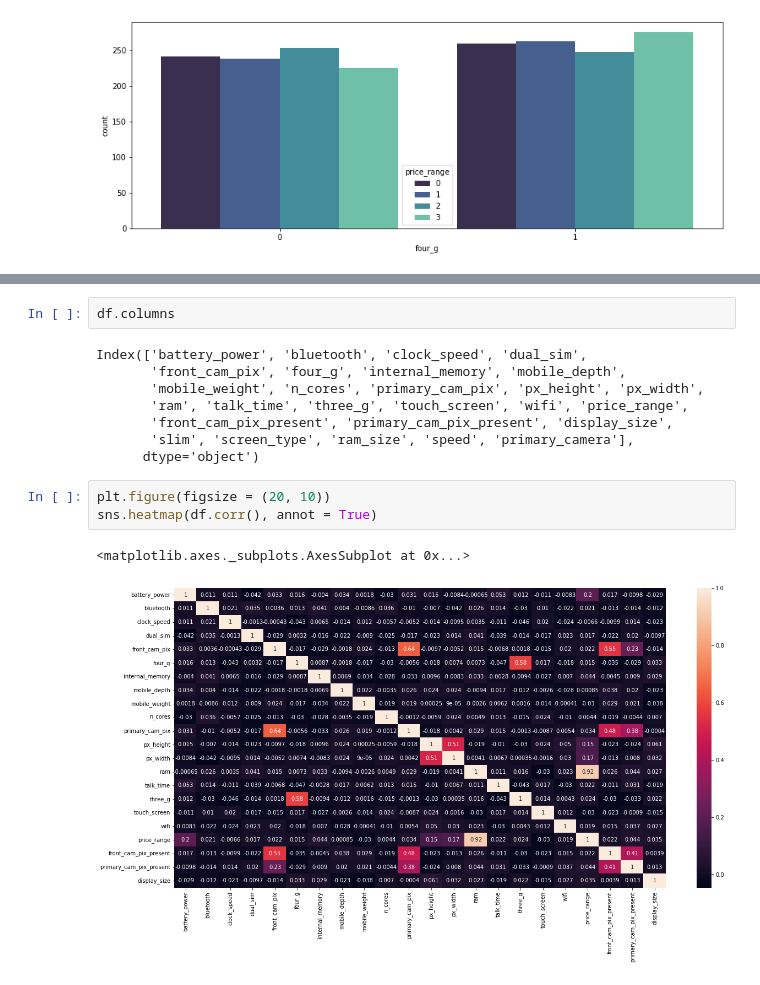
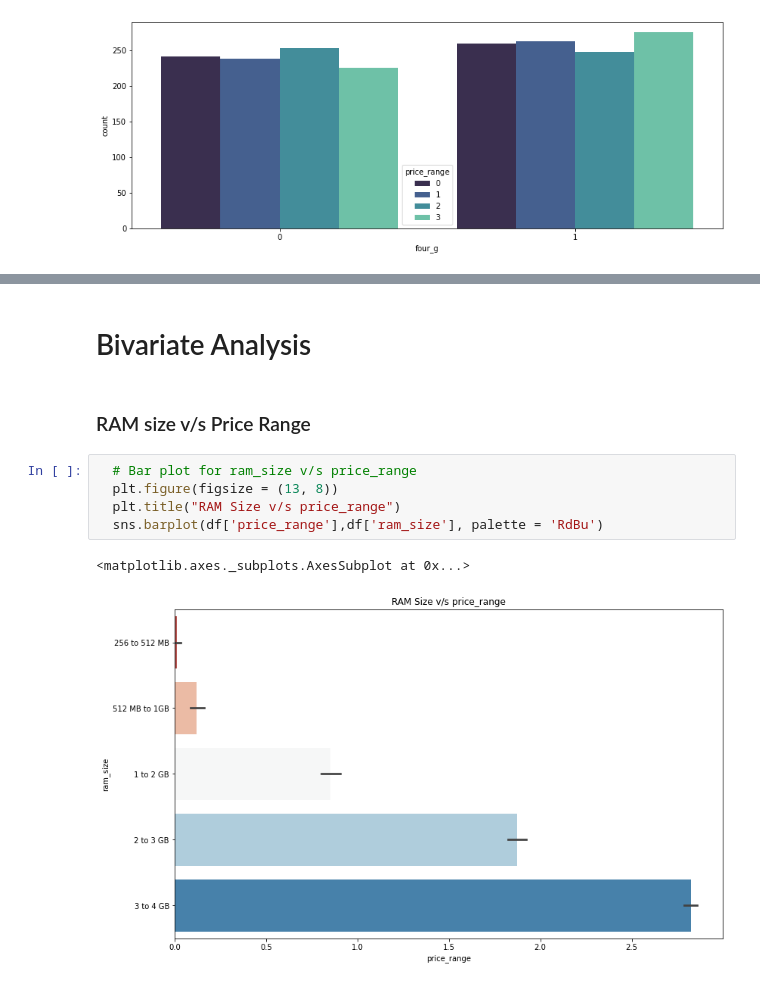
Before and after one commit to Ajay0110/Mobile-Price-Range-Prediction, a Jupyter notebook: Mobile_Price_Range_Prediction.ipynb, the cells around one changed output, grey strips where cells are left out. Saved outputs shown, nothing was run; the diff lists cells and outputs as text.

```diff
--- a/Mobile_Price_Range_Prediction.ipynb
+++ b/Mobile_Price_Range_Prediction.ipynb
@@ -593,16 +631,12 @@ sns.barplot(df['price_range'],df[col], palette = 'RdBu')
-# %%
-df.columns
-# %% [output]
-Index(['battery_power', 'bluetooth', 'clock_speed', 'dual_sim',
-       'front_cam_pix', 'four_g', 'internal_memory', 'mobile_depth',
-       'mobile_weight', 'n_cores', 'primary_cam_pix', 'px_height', 'px_width',
-       'ram', 'talk_time', 'three_g', 'touch_screen', 'wifi', 'price_range',
-       'front_cam_pix_present', 'primary_cam_pix_present', 'display_size',
-       'slim', 'screen_type', 'ram_size', 'speed', 'primary_camera'],
-      dtype='object')
-# %%
-plt.figure(figsize = (20, 10))
-sns.heatmap(df.corr(), annot = True)
-# %% [output]
-<matplotlib.axes._subplots.AxesSubplot at 0x...>
-[figure, removed]
+# %% [markdown]
+# Bivariate Analysis
+# %% [markdown]
+### RAM size v/s Price Range
+# %%
+  # Bar plot for ram_size v/s price_range
+  plt.figure(figsize = (13, 8))
+  plt.title("RAM Size v/s price_range")
+  sns.barplot(df['price_range'],df['ram_size'], palette = 'RdBu')
+# %% [output]
+<matplotlib.axes._subplots.AxesSubplot at 0x...>
+[figure, added]
```
Also changed, not shown: parts of 135 cells of this notebook.
